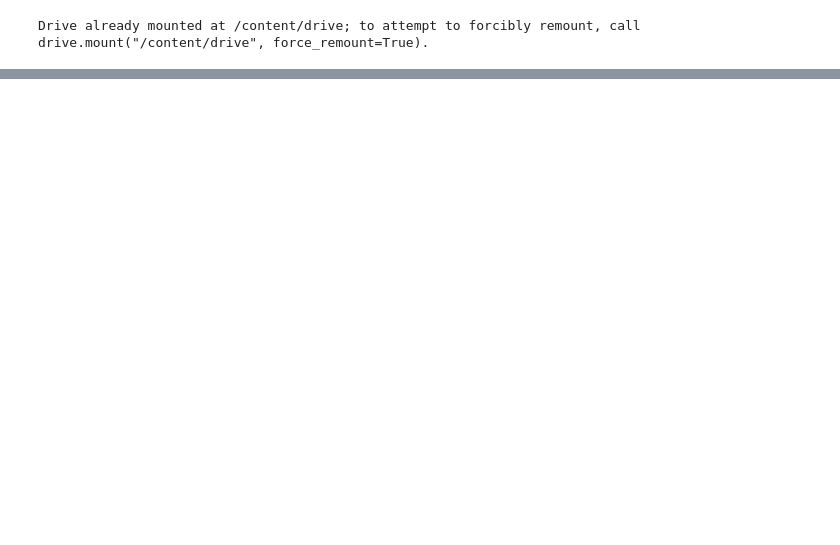
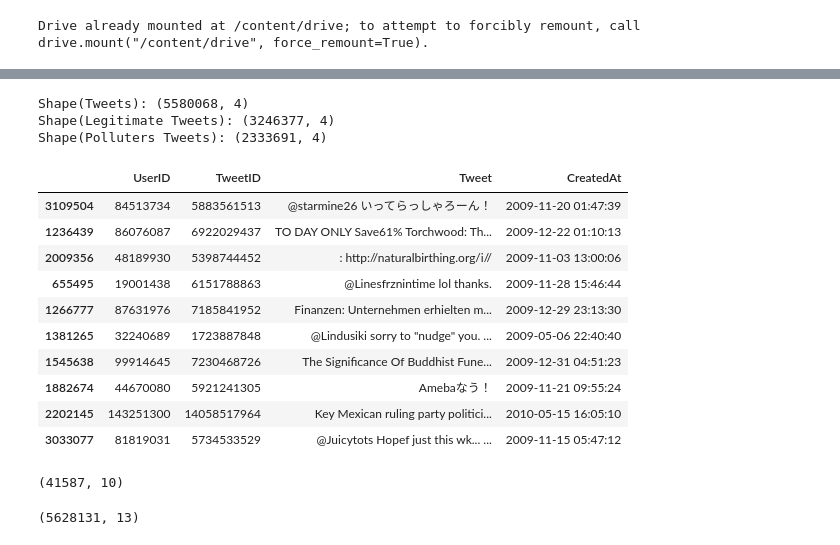
Before and after one commit to rohitkhadka1/SocialHoneyPotAnalyzer, a Jupyter notebook: Twitter_User_Analysis.ipynb, the cells around one changed output, grey strips where cells are left out. Saved outputs shown, nothing was run; the diff lists cells and outputs as text; code cells hidden in the pictures; blank space fills up the shorter version.

```diff
--- a/Twitter_User_Analysis.ipynb
+++ b/Twitter_User_Analysis.ipynb
@@ -182,0 +61,5 @@ df.describe()
+# %%
+df_polluters_tweets = pd.read_csv("/content/drive/MyDrive/social_honeypot_icwsm_2011/content_polluters_tweets.txt",
+                  sep = "\t",
+                  header = None,
+                  names = ['UserID', 'TweetID', 'Tweet', 'CreatedAt'])
@@ -182,0 +115,5 @@ df.describe()
+# %%
+df_legitimate_tweets = pd.read_csv("/content/drive/MyDrive/social_honeypot_icwsm_2011/legitimate_users_tweets.txt",
+                  sep = "\t",
+                  header = None,
+                  names = ['UserID', 'TweetID', 'Tweet', 'CreatedAt'])
@@ -182,0 +181,29 @@ df.describe()
+# %%
+df_tweets = pd.concat([df_polluters_tweets, df_legitimate_tweets], axis = 0)
+print(f"Shape(Tweets): {df_tweets.shape}")
+print(f"Shape(Legitimate Tweets): {df_legitimate_tweets.shape}")
+print(f"Shape(Polluters Tweets): {df_polluters_tweets.shape}")
+df_tweets.sample(n = 10)
+# %% [output]
+Shape(Tweets): (5580068, 4)
+Shape(Legitimate Tweets): (3246377, 4)
+Shape(Polluters Tweets): (2333691, 4)
+|  | UserID | TweetID | Tweet | CreatedAt |
+| 3109504 | 84513734 | 5883561513 | @starmine26 いってらっしゃろーん！ | 2009-11-20 01:47:39 |
+| 1236439 | 86076087 | 6922029437 | TO DAY ONLY Save61% Torchwood: Th... | 2009-12-22 01:10:13 |
+| 2009356 | 48189930 | 5398744452 | : http://naturalbirthing.org/i// | 2009-11-03 13:00:06 |
+| 655495 | 19001438 | 6151788863 | @Linesfrznintime lol thanks. | 2009-11-28 15:46:44 |
+| 1266777 | 87631976 | 7185841952 | Finanzen: Unternehmen erhielten m... | 2009-12-29 23:13:30 |
+| 1381265 | 32240689 | 1723887848 | @Lindusiki sorry to "nudge" you. ... | 2009-05-06 22:40:40 |
+| 1545638 | 99914645 | 7230468726 | The Significance Of Buddhist Fune... | 2009-12-31 04:51:23 |
+| 1882674 | 44670080 | 5921241305 | Amebaなう！ | 2009-11-21 09:55:24 |
+| 2202145 | 143251300 | 14058517964 | Key Mexican ruling party politici... | 2010-05-15 16:05:10 |
+| 3033077 | 81819031 | 5734533529 | @Juicytots Hopef just this wk... ... | 2009-11-15 05:47:12 |
+# %%
+df_merged = df_users.merge(df_following, on = "UserID", how = "inner")
+print(df_merged.shape)
+df = df_merged.merge(df_tweets, on = "UserID", how = "inner")
+df.shape
+# %% [output]
+(41587, 10)
+(5628131, 13)
```
Also changed, not shown: parts of 43 cells of this notebook.
